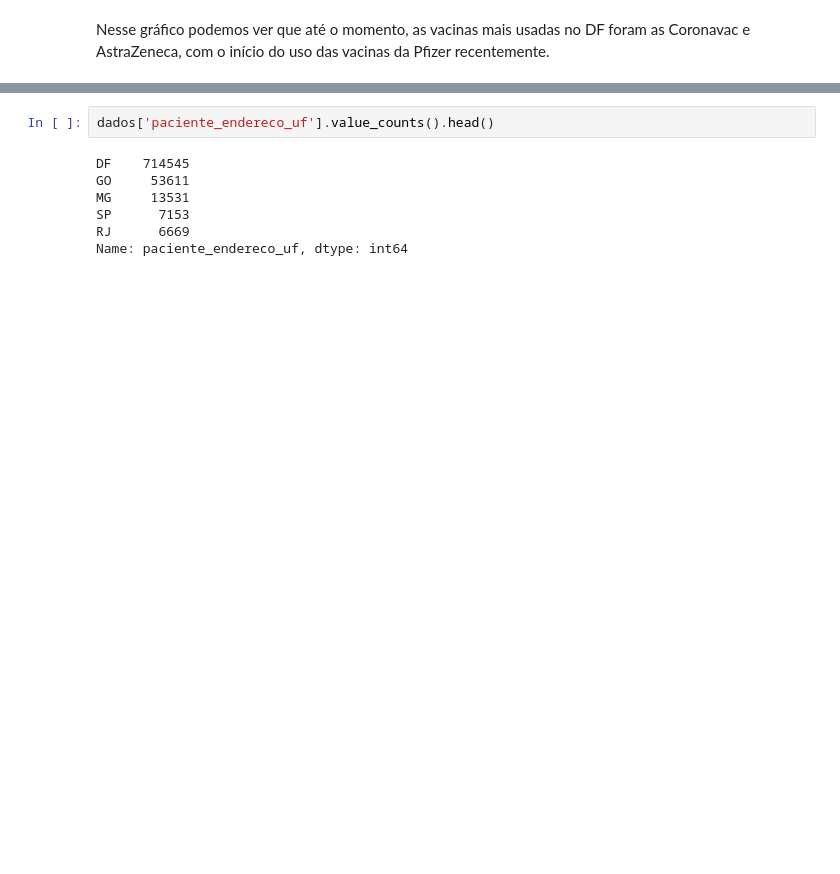
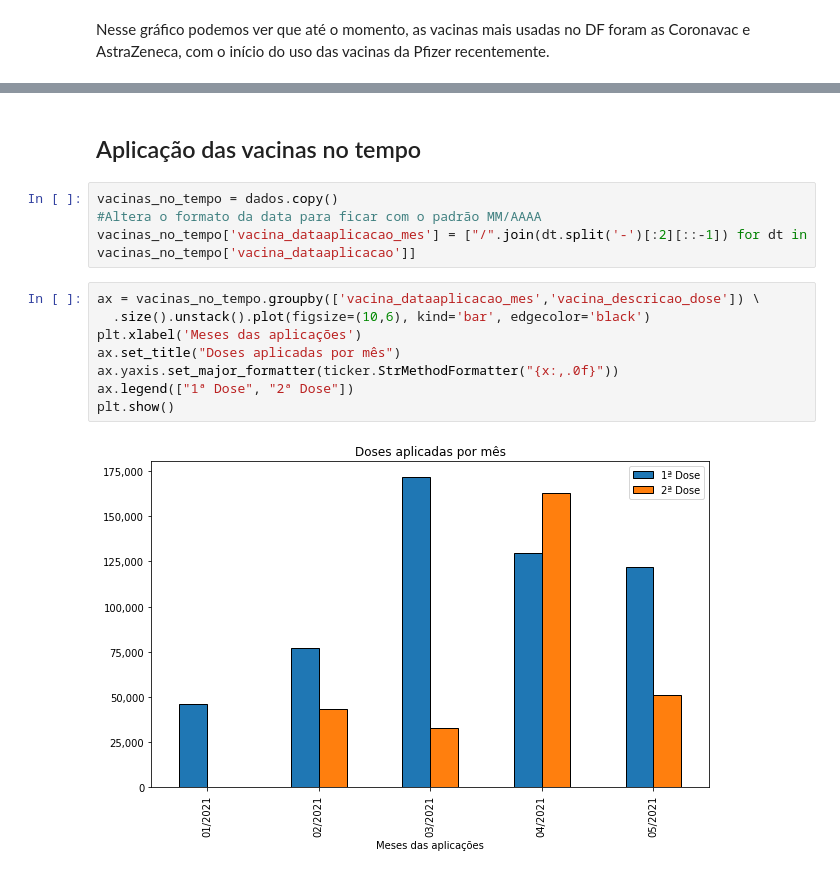
Before and after one commit to fred-carneiro/bootcamp-alura, a Jupyter notebook: AnaliseVacinaçãoNoDF.ipynb, the cells around one changed output, grey strips where cells are left out. Saved outputs shown, nothing was run; the diff lists cells and outputs as text; blank space fills up the shorter version.

```diff
--- a/AnaliseVacinaçãoNoDF.ipynb
+++ b/AnaliseVacinaçãoNoDF.ipynb
@@ -66,9 +71,16 @@ A segunda dose da AstraZeneca tem uma proporção menor, mas como a distância e
-# %%
-dados['paciente_endereco_uf'].value_counts().head()
-# %% [output]
-DF    714545
-GO     53611
-MG     13531
-SP      7153
-RJ      6669
-Name: paciente_endereco_uf, dtype: int64
+# %% [markdown]
+## Aplicação das vacinas no tempo
+# %%
+vacinas_no_tempo = dados.copy()
+#Altera o formato da data para ficar com o padrão MM/AAAA
+vacinas_no_tempo['vacina_dataaplicacao_mes'] = ["/".join(dt.split('-')[:2][::-1]) for dt in vacinas_no_tempo['vacina_dataaplicacao']]
+# %%
+ax = vacinas_no_tempo.groupby(['vacina_dataaplicacao_mes','vacina_descricao_dose']) \
+  .size().unstack().plot(figsize=(10,6), kind='bar', edgecolor='black')
+plt.xlabel('Meses das aplicações')
+ax.set_title("Doses aplicadas por mês")
+ax.yaxis.set_major_formatter(ticker.StrMethodFormatter("{x:,.0f}"))
+ax.legend(["1ª Dose", "2ª Dose"])
+plt.show()
+# %% [output]
+[figure, added]
```
Also changed, not shown: parts of 23 cells of this notebook.
